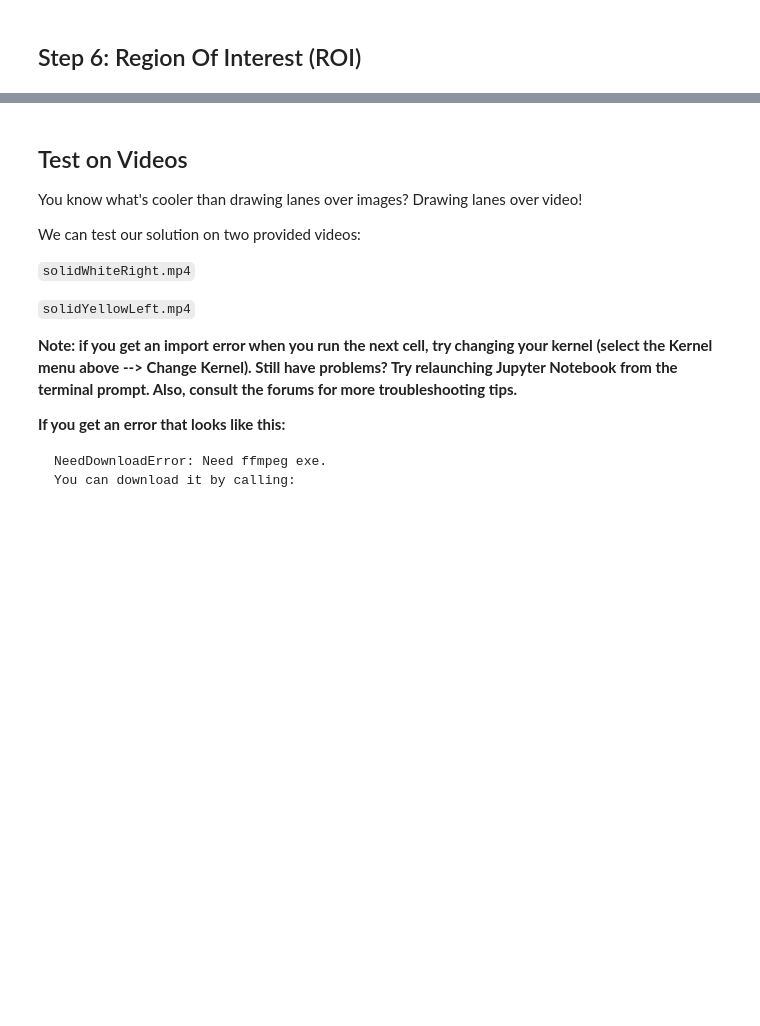
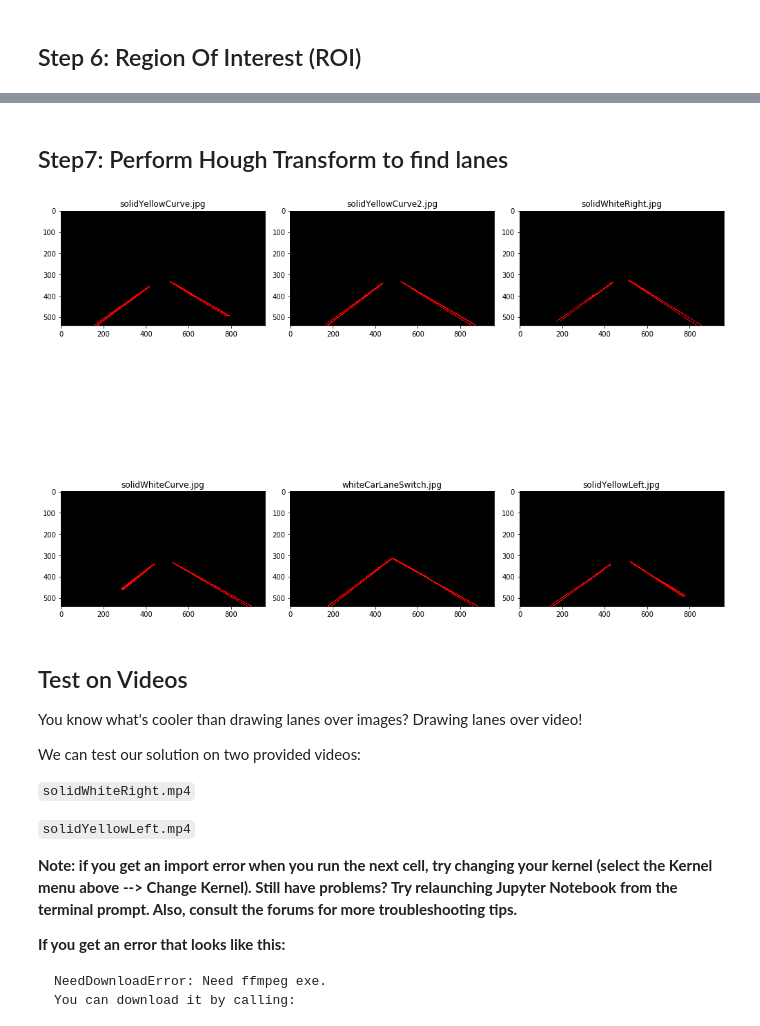
Before and after one commit to aliasaswad/CarND-LaneLines-P1, a Jupyter notebook: P1.ipynb, the cells around one changed output, grey strips where cells are left out. Cells and saved outputs as stored; diff of their text form; code cells hidden in the pictures; blank space fills up the shorter version.

Commit message:
added hough trans. look great

```diff
--- a/P1.ipynb
+++ b/P1.ipynb
@@ -323,3 +324,10 @@ plt.show()
+# %% [markdown]
+## Step7: Perform Hough Transform to find lanes
+# %%
+hough_images = [hough_lines(img, rho=1, theta=np.pi/180, threshold=20, min_line_len=20, max_line_gap=300) for img in roi_images]
+show_images(hough_images, org_img_names)
+# %% [output]
+[figure, added]
 # %% [markdown]
 ## Test on Videos
 
```
Also changed, not shown: parts of 1 cell of this notebook.
